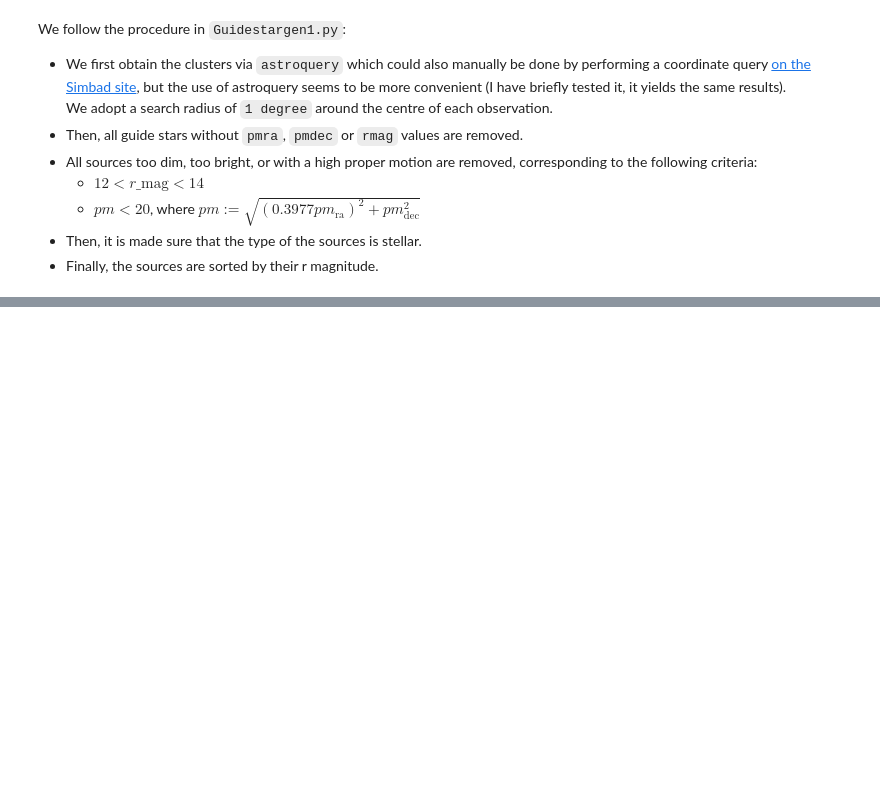
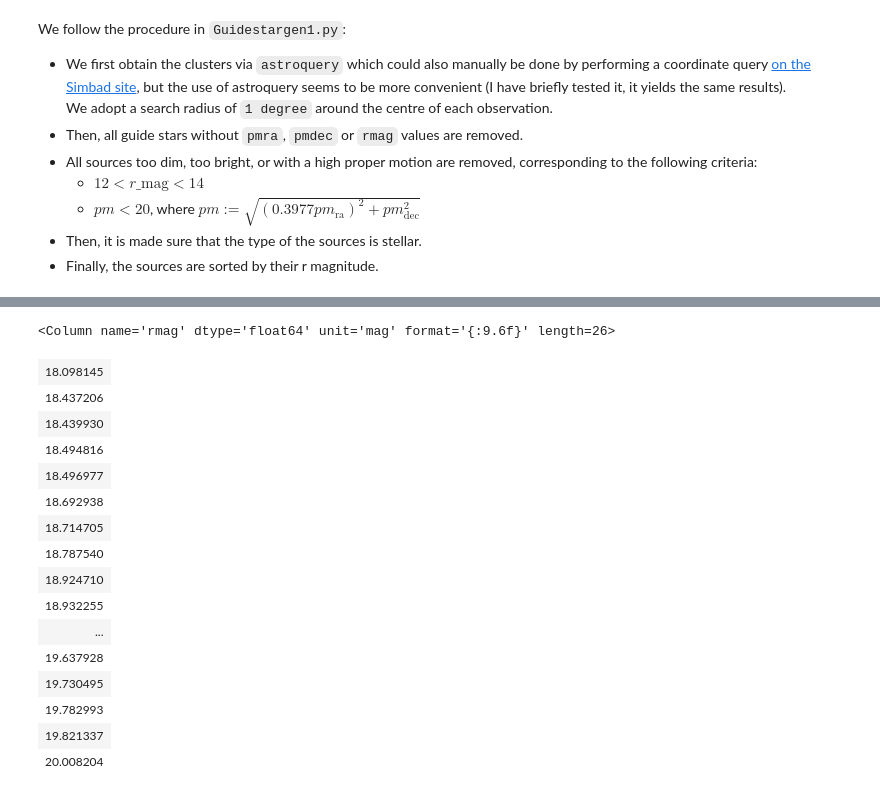
Before and after one commit to FBalzerMPE/aat_target_file_construction, a Jupyter notebook: 0_target_file_construction.ipynb, the cells around one changed output, grey strips where cells are left out. Saved outputs shown, nothing was run; the diff lists cells and outputs as text; code cells hidden in the pictures; blank space fills up the shorter version.

```diff
--- a/0_target_file_construction.ipynb
+++ b/0_target_file_construction.ipynb
@@ -228,0 +294,25 @@ ALL_MEMBERS[relevant_cols].write(fname, format="ascii", overwrite=True)
+# %%
+mag_median = np.median(target_container.cluster_members["rmag"])
+target_container.white_dwarfs["rmag"]
+idx = np.abs(target_container.white_dwarfs["rmag"] - mag_median).argmin()
+target_container.white_dwarfs["rmag"][idx]
+target_container.white_dwarfs["rmag"].sort()
+target_container.white_dwarfs["rmag"]
+# %% [output]
+<Column name='rmag' dtype='float64' unit='mag' format='{:9.6f}' length=26>
+| 18.098145 |
+| 18.437206 |
+| 18.439930 |
+| 18.494816 |
+| 18.496977 |
+| 18.692938 |
+| 18.714705 |
+| 18.787540 |
+| 18.924710 |
+| 18.932255 |
+| ... |
+| 19.637928 |
+| 19.730495 |
+| 19.782993 |
+| 19.821337 |
+| 20.008204 |
```
Also changed, not shown: parts of 16 cells of this notebook, 4 other files.
